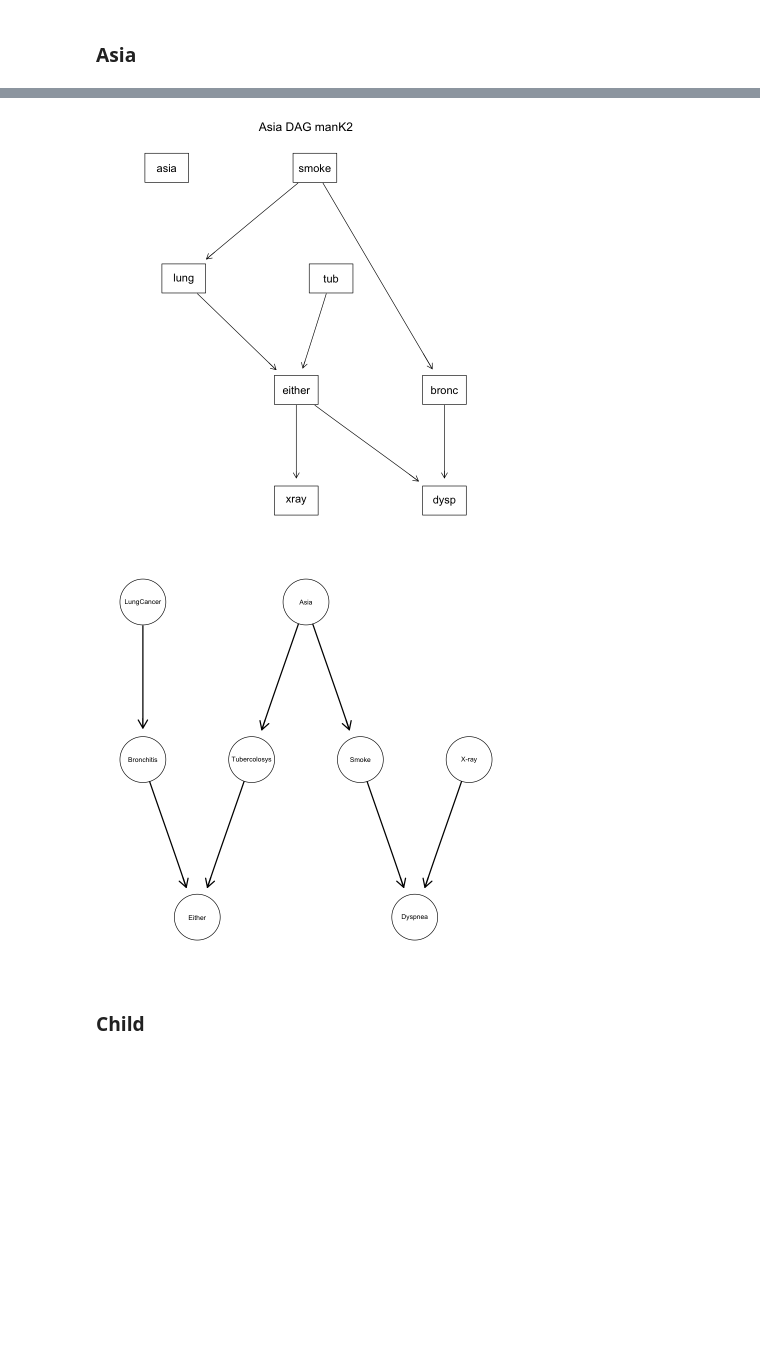
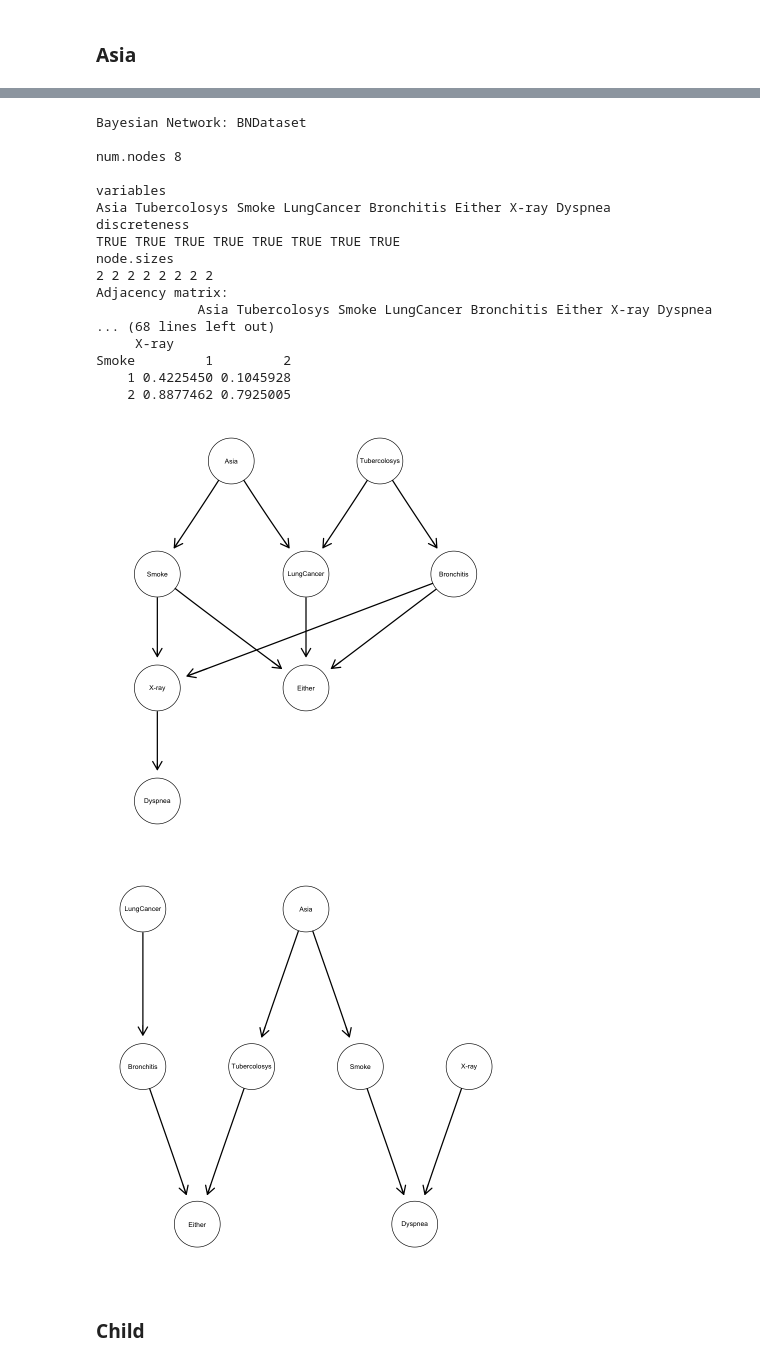
Before and after one commit to filippobezzi/bayesian_networks, a Jupyter notebook: part3_comparison.ipynb, the cells around one changed output, grey strips where cells are left out. Drawn from its saved outputs; the diff is of its cells as text; code cells hidden in the pictures; blank space fills up the shorter version.

```diff
--- a/part3_comparison.ipynb
+++ b/part3_comparison.ipynb
@@ -122,6 +145,7 @@ plot(ruiz_net_bs, main = "RUIZ DAG bnstruct")
 ### Asia
 # %%
 ### ASIA ####
-graphviz.plot(asia_net$dag, main = "Asia DAG manK2")
-plot(asia_net_bs, main = "ASIA DAG bnstruct")
+asia_man_bs; asia_net_bs
+plot(asia_man_bs, main = "Asia DAG manK2")
+plot(asia_net_bs, main = "Asia DAG bnstruct")
 # %% [output]
@@ -128,4 +169,21 @@ plot(asia_net_bs, main = "ASIA DAG bnstruct")
+Bayesian Network: BNDataset
+
+num.nodes 8
+
+variables
+Asia Tubercolosys Smoke LungCancer Bronchitis Either X-ray Dyspnea
+discreteness
+TRUE TRUE TRUE TRUE TRUE TRUE TRUE TRUE
+node.sizes
+2 2 2 2 2 2 2 2
+Adjacency matrix:
+             Asia Tubercolosys Smoke LungCancer Bronchitis Either X-ray Dyspnea
+... (68 lines left out)
+     X-ray
+Smoke         1         2
+    1 0.4225450 0.1045928
+    2 0.8877462 0.7925005
-[figure, old version]
+[figure, new version]
 [figure]
 # %% [markdown]
 ### Child
```
Also changed, not shown: parts of 12 cells of this notebook, 2 other files.
